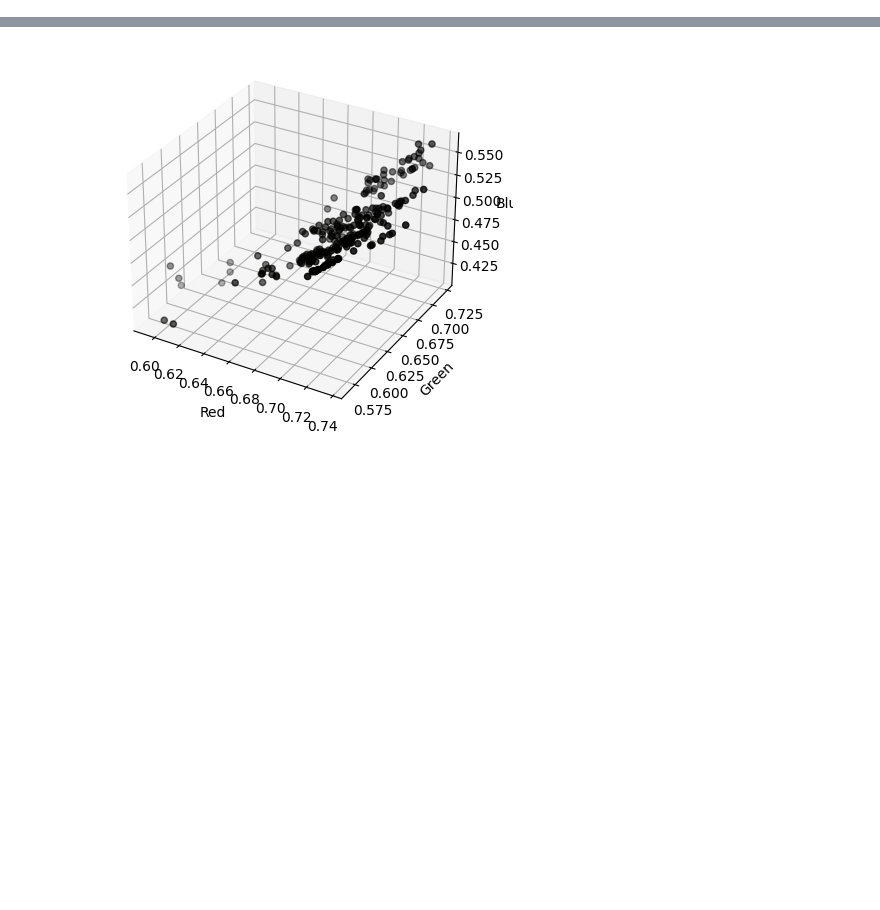
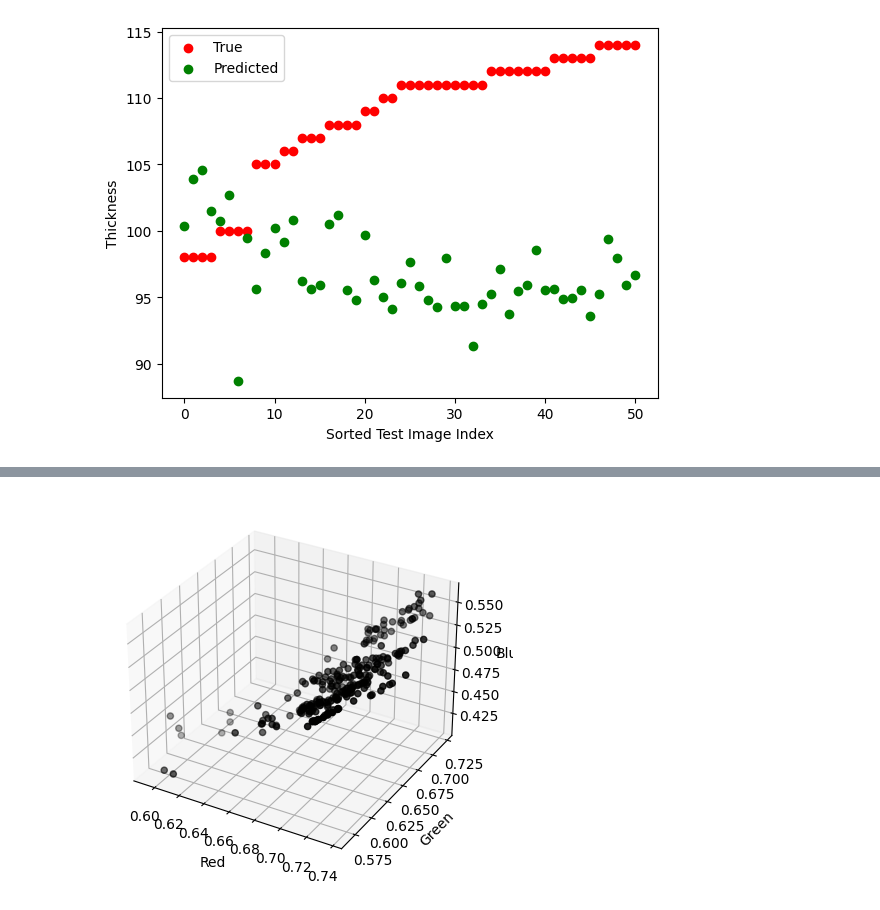
Before and after one commit to zots0127/Colabs, a Jupyter notebook: thickness_GPU.ipynb, the cells around one changed output, grey strips where cells are left out. Saved outputs shown, nothing was run; the diff lists cells and outputs as text; code cells hidden in the pictures; blank space fills up the shorter version.

```diff
--- a/thickness_GPU.ipynb
+++ b/thickness_GPU.ipynb
@@ -372,3 +177,62 @@ KeyboardInterrupt: ignored
+# %%
+import os
+import torch
+import numpy as np
+import torchvision.transforms as transforms
+from PIL import Image, ImageDraw, ImageFont
+import matplotlib.pyplot as plt
+from collections import defaultdict
+
+# Create a results directory if it doesn't exist
+if not os.path.exists("results"):
+    os.makedirs("results")
+
+# Define the image transformation
+transform = transforms.Compose([transforms.Resize((64, 64)), transforms.ToTensor()])
+
+# Initialize lists to store true and predicted thickness values
+true_thicknesses = []
+predicted_thicknesses = []
+
+# Initialize a dictionary to store the closest true thicknesses for each predicted thickness
+closest_true_thicknesses = defaultdict(list)
+
+# Sort the test dataset by true thickness
+sorted_test_dataset = sorted(test_dataset, key=lambda x: x[1])
+
+# Iterate through the sorted test dataset
+for i, data in enumerate(sorted_test_dataset, 0):
+    image, true_thickness = data
+    image = Image.fromarray((image.permute(1, 2, 0).numpy() * 255).astype(np.uint8))
+
+    # Predict the thickness using the model
+    input_image = transform(image).unsqueeze(0).to(device)
+    with torch.no_grad():
+        predicted_thickness = model(input_image).item()
+
+    # Append the true and predicted thickness values to the lists
+    true_thicknesses.append(true_thickness)
+    predicted_thicknesses.append(predicted_thickness)
+
+    # Calculate the absolute difference between the predicted and true thickness
+    diff = abs(predicted_thickness - true_thickness)
+
+    # Add the new difference and true thickness to the list
+    closest_true_thicknesses[predicted_thickness].append((diff, true_thickness))
+
+    # Sort the list by difference (ascending) and keep only the three smallest differences
+    closest_true_thicknesses[predicted_thickness].sort(key=lambda x: x[0])
+    closest_true_thicknesses[predicted_thickness] = closest_true_thicknesses[predicted_thickness][:3]
+
+# Plot the true and predicted thickness values as a scatter plot
+plt.scatter(range(len(true_thicknesses)), true_thicknesses, color='red', label='True')
+plt.scatter(range(len(predicted_thicknesses)), predicted_thicknesses, color='green', label='Predicted')
+plt.xlabel('Sorted Test Image Index')
+plt.ylabel('Thickness')
+plt.legend()
+plt.show()
+# %% [output]
+[figure, added]
 # %%
 import os
 import torch
```
Also changed, not shown: parts of 10 cells of this notebook.
